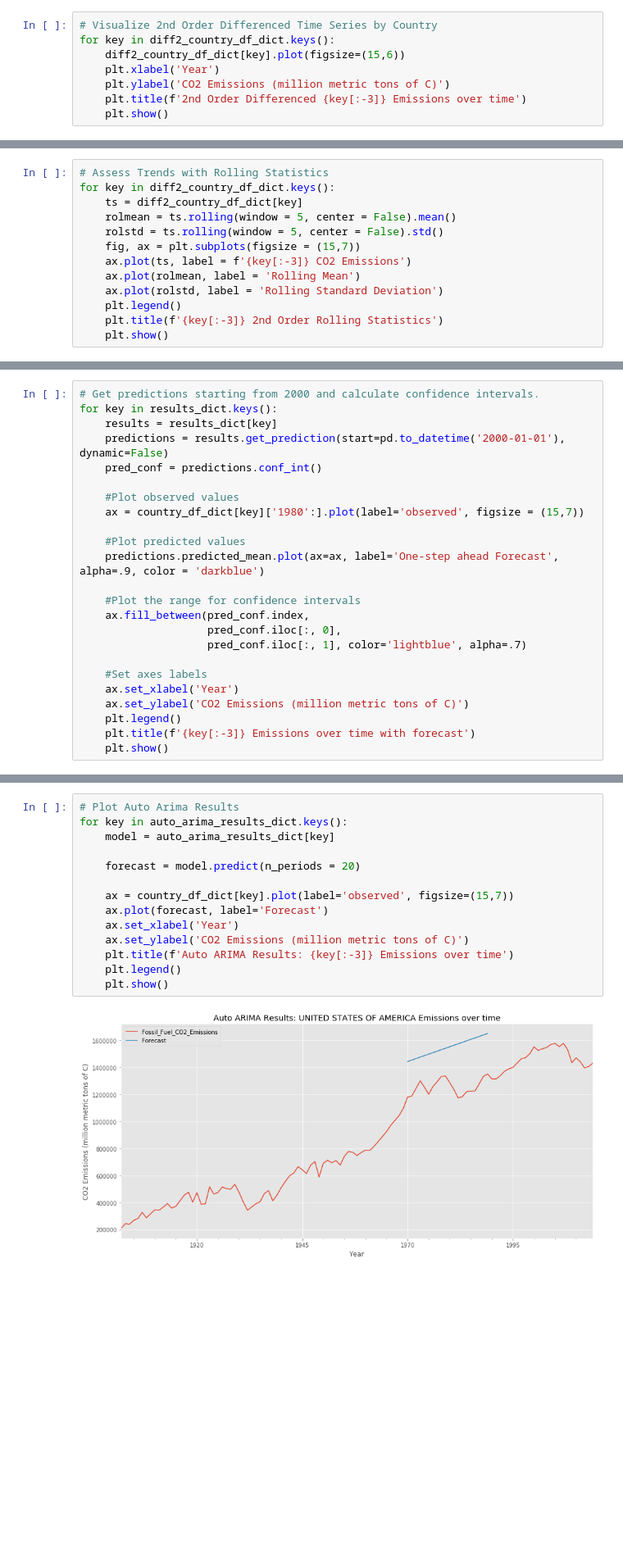
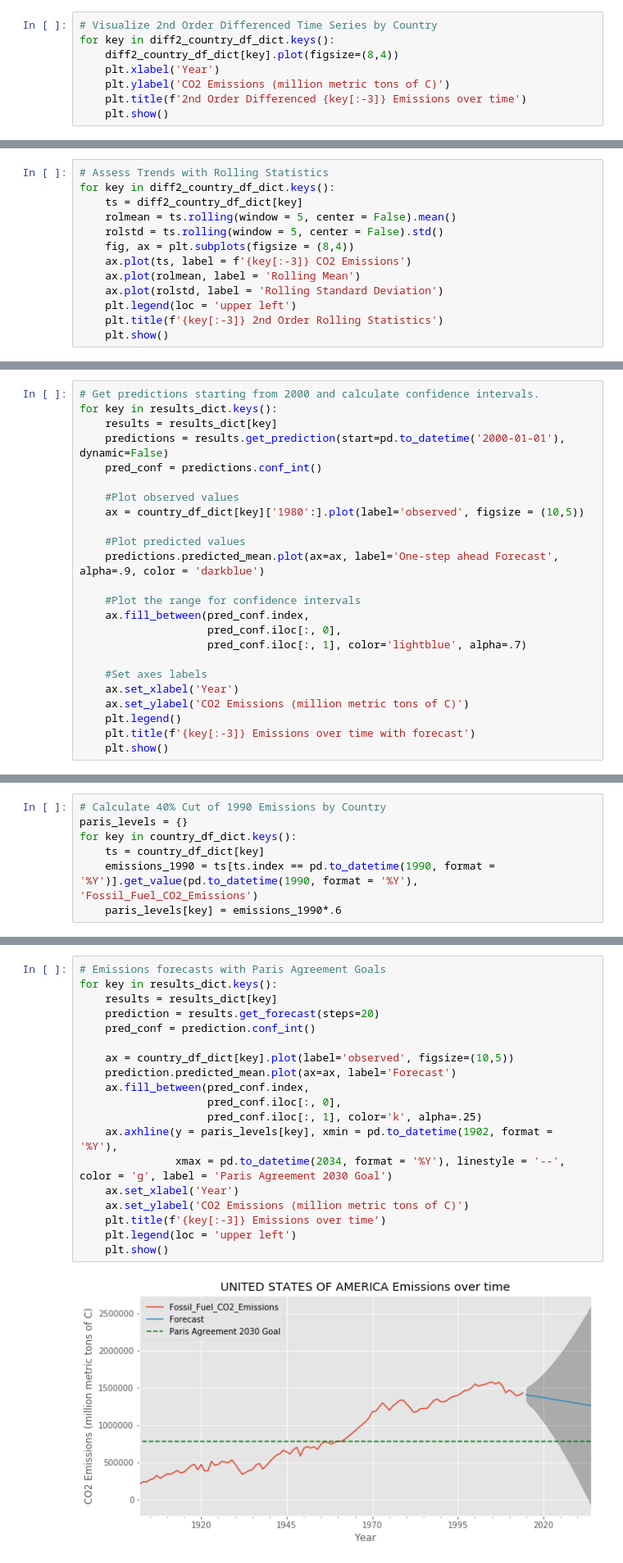
Before and after one commit to BenGeissel/Country-CO2-Emission-Time-Series-Analysis-Mod4Project, a Jupyter notebook: Mod4Project_workfile_Ben_v2.ipynb, the cells around one changed output, grey strips where cells are left out. Shown at 82% size. Cells and saved outputs as stored; diff of their text form; blank space fills up the shorter version.

```diff
--- a/Mod4Project_workfile_Ben_v2.ipynb
+++ b/Mod4Project_workfile_Ben_v2.ipynb
@@ -170,7 +171,7 @@ for key in diff_country_df_dict.keys():
 # %%
 # Visualize 2nd Order Differenced Time Series by Country
 for key in diff2_country_df_dict.keys():
-    diff2_country_df_dict[key].plot(figsize=(15,6))
+    diff2_country_df_dict[key].plot(figsize=(8,4))
     plt.xlabel('Year')
     plt.ylabel('CO2 Emissions (million metric tons of C)')
     plt.title(f'2nd Order Differenced {key[:-3]} Emissions over time')
@@ -206,11 +207,11 @@ for key in diff2_country_df_dict.keys():
     ts = diff2_country_df_dict[key]
     rolmean = ts.rolling(window = 5, center = False).mean()
     rolstd = ts.rolling(window = 5, center = False).std()
-    fig, ax = plt.subplots(figsize = (15,7))
+    fig, ax = plt.subplots(figsize = (8,4))
     ax.plot(ts, label = f'{key[:-3]} CO2 Emissions')
     ax.plot(rolmean, label = 'Rolling Mean')
     ax.plot(rolstd, label = 'Rolling Standard Deviation')
-    plt.legend()
+    plt.legend(loc = 'upper left')
     plt.title(f'{key[:-3]} 2nd Order Rolling Statistics')
     plt.show()
 # %% [output]
@@ -396,7 +398,7 @@ for key in results_dict.keys():
     pred_conf = predictions.conf_int()
 
     #Plot observed values
-    ax = country_df_dict[key]['1980':].plot(label='observed', figsize = (15,7))
+    ax = country_df_dict[key]['1980':].plot(label='observed', figsize = (10,5))
 
     #Plot predicted values
     predictions.predicted_mean.plot(ax=ax, label='One-step ahead Forecast', alpha=.9, color = 'darkblue')
@@ -482,0 +487,7 @@ BRAZIL
+# %%
+# Calculate 40% Cut of 1990 Emissions by Country
+paris_levels = {}
+for key in country_df_dict.keys():
+    ts = country_df_dict[key]
+    emissions_1990 = ts[ts.index == pd.to_datetime(1990, format = '%Y')].get_value(pd.to_datetime(1990, format = '%Y'), 'Fossil_Fuel_CO2_Emissions')
+    paris_levels[key] = emissions_1990*.6
@@ -483,16 +503,21 @@ BRAZIL
 # %%
-# Plot Auto Arima Results
-for key in auto_arima_results_dict.keys():
-    model = auto_arima_results_dict[key]
+# Emissions forecasts with Paris Agreement Goals
+for key in results_dict.keys():
+    results = results_dict[key]
+    prediction = results.get_forecast(steps=20)
+    pred_conf = prediction.conf_int()
 
-    forecast = model.predict(n_periods = 20)
-
-    ax = country_df_dict[key].plot(label='observed', figsize=(15,7))
-    ax.plot(forecast, label='Forecast')
+    ax = country_df_dict[key].plot(label='observed', figsize=(10,5))
+    prediction.predicted_mean.plot(ax=ax, label='Forecast')
+    ax.fill_between(pred_conf.index,
+                    pred_conf.iloc[:, 0],
+                    pred_conf.iloc[:, 1], color='k', alpha=.25)
+    ax.axhline(y = paris_levels[key], xmin = pd.to_datetime(1902, format = '%Y'),
+               xmax = pd.to_datetime(2034, format = '%Y'), linestyle = '--', color = 'g', label = 'Paris Agreement 2030 Goal')
     ax.set_xlabel('Year')
     ax.set_ylabel('CO2 Emissions (million metric tons of C)')
-    plt.title(f'Auto ARIMA Results: {key[:-3]} Emissions over time')
-    plt.legend()
+    plt.title(f'{key[:-3]} Emissions over time')
+    plt.legend(loc = 'upper left')
     plt.show()
 # %% [output]
-[figure, old version]
+[figure, new version]
```
Also changed, not shown: parts of 8 cells of this notebook.
